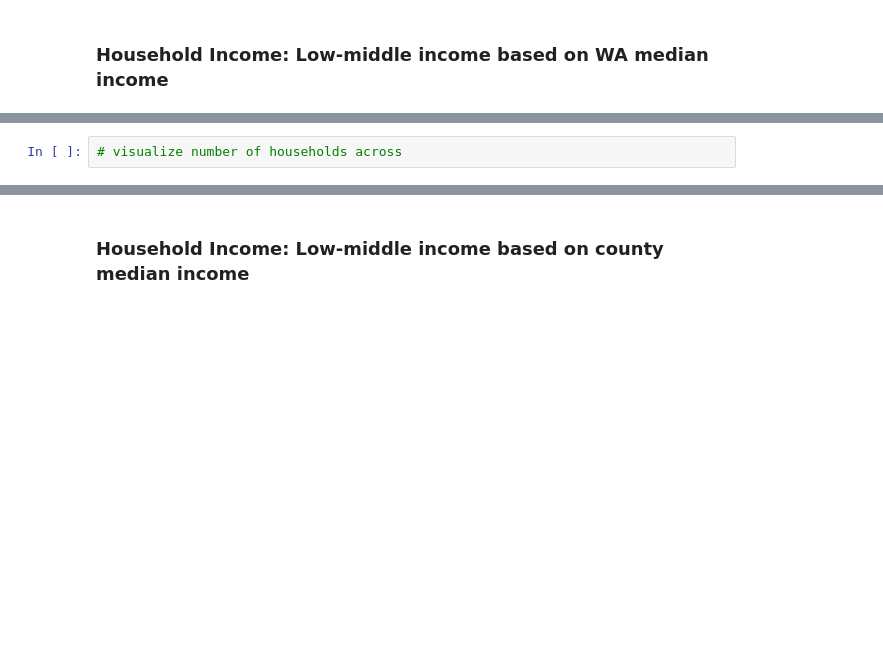
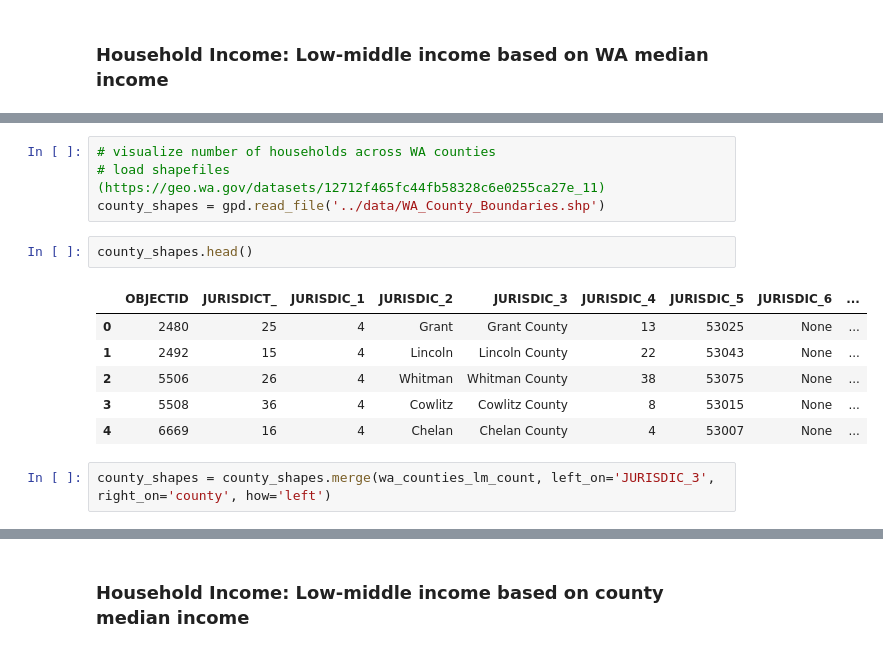
Before and after one commit to allisoncstafford/carbonWA, a Jupyter notebook: low_income.ipynb, the cells around one changed output, grey strips where cells are left out. Cells and saved outputs as stored; diff of their text form; blank space fills up the shorter version.

```diff
--- a/low_income.ipynb
+++ b/low_income.ipynb
@@ -408,2 +411,15 @@ wa_counties_lm_count
-# %%
-# visualize number of households across
+# %%
+# visualize number of households across WA counties
+# load shapefiles (https://geo.wa.gov/datasets/12712f465fc44fb58328c6e0255ca27e_11)
+county_shapes = gpd.read_file('../data/WA_County_Boundaries.shp')
+# %%
+county_shapes.head()
+# %% [output]
+|  | OBJECTID | JURISDICT_ | JURISDIC_1 | JURISDIC_2 | JURISDIC_3 | JURISDIC_4 | JURISDIC_5 | JURISDIC_6 | ... |
+| 0 | 2480 | 25 | 4 | Grant | Grant County | 13 | 53025 | None | ... |
+| 1 | 2492 | 15 | 4 | Lincoln | Lincoln County | 22 | 53043 | None | ... |
+| 2 | 5506 | 26 | 4 | Whitman | Whitman County | 38 | 53075 | None | ... |
+| 3 | 5508 | 36 | 4 | Cowlitz | Cowlitz County | 8 | 53015 | None | ... |
+| 4 | 6669 | 16 | 4 | Chelan | Chelan County | 4 | 53007 | None | ... |
+# %%
+county_shapes = county_shapes.merge(wa_counties_lm_count, left_on='JURISDIC_3', right_on='county', how='left')
```
Also changed, not shown: parts of 8 cells of this notebook, 2 other files.
